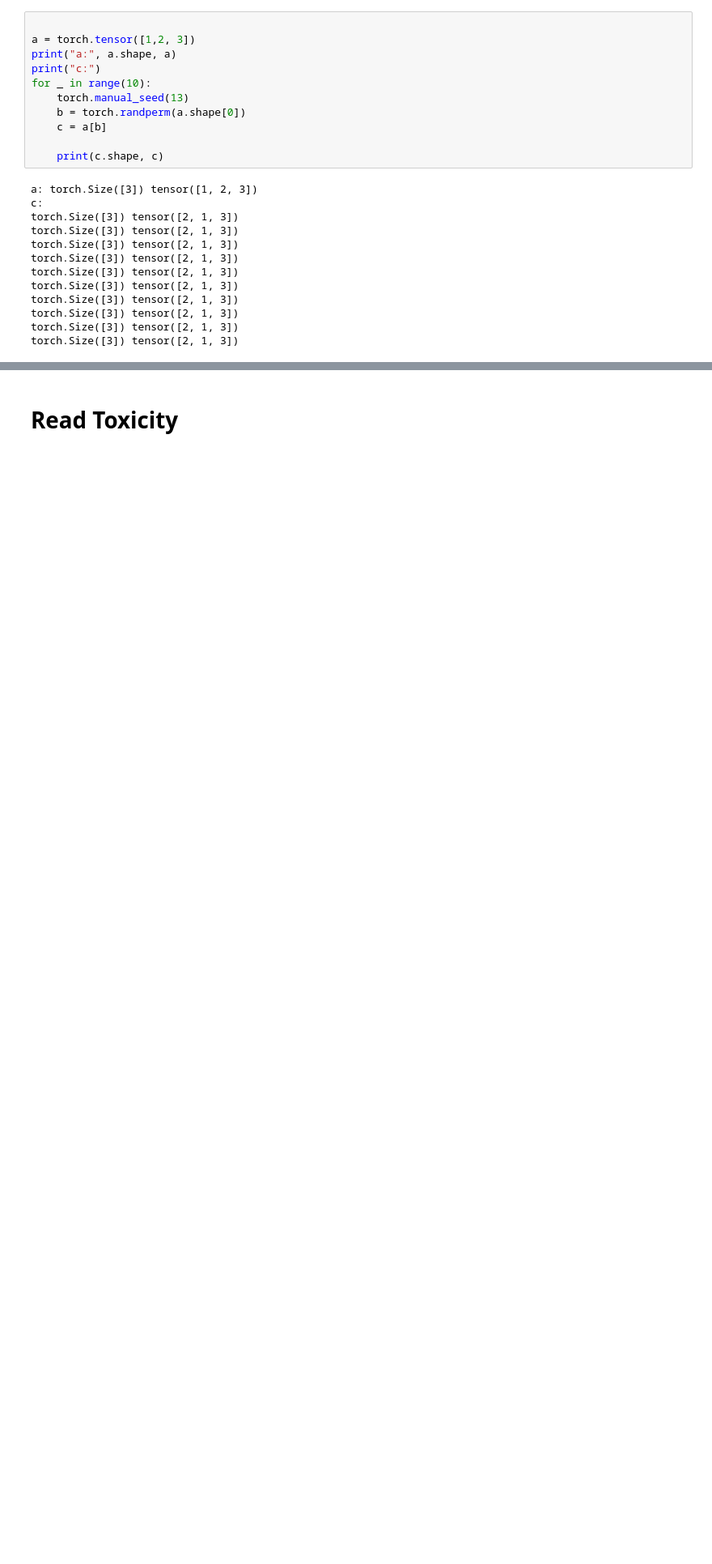
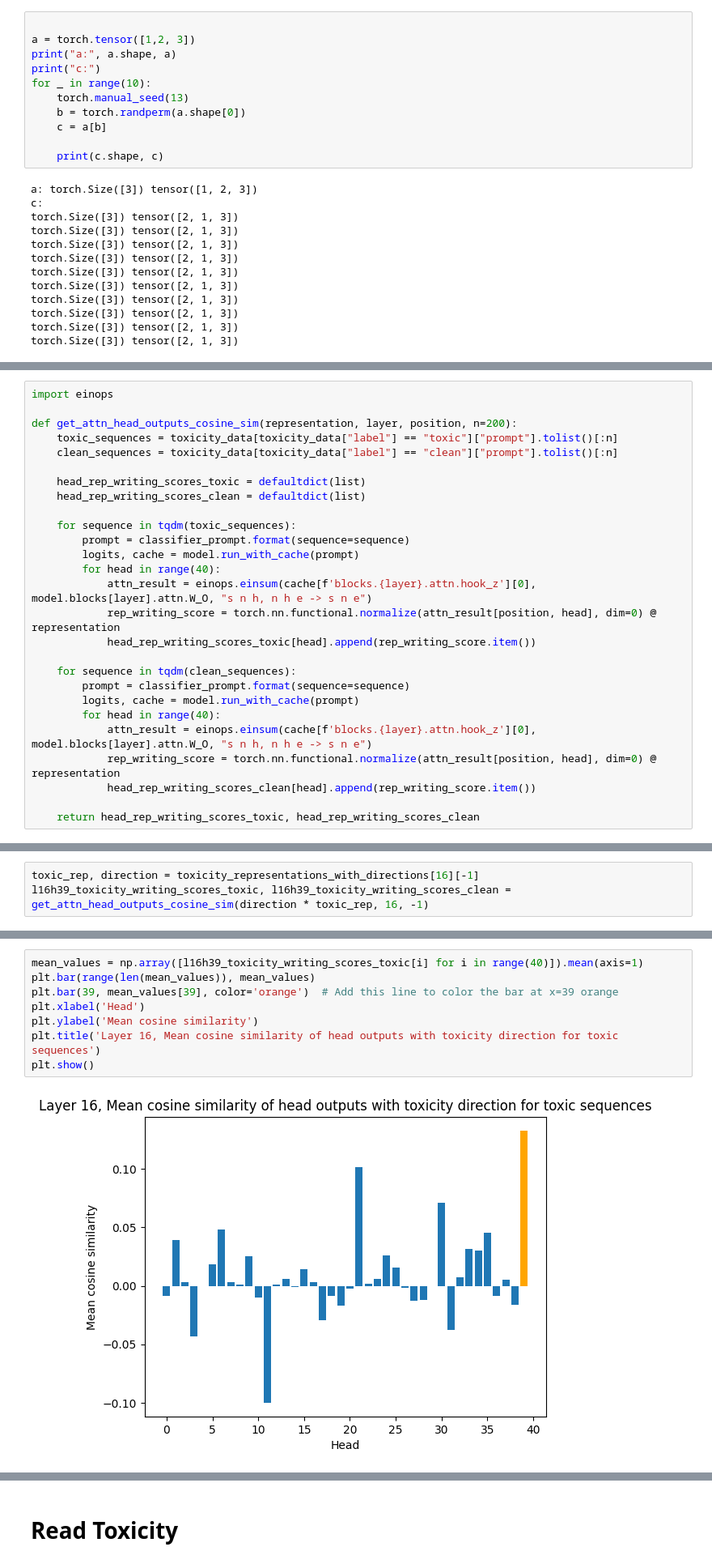
Before and after one commit to abhay-sheshadri/quirky_interp, a Jupyter notebook: evaluate_representation.ipynb, the cells around one changed output, grey strips where cells are left out. Shown at 81% size. Cells and saved outputs as stored; diff of their text form; blank space fills up the shorter version.

Commit message:
add more plots

```diff
--- a/evaluate_representation.ipynb
+++ b/evaluate_representation.ipynb
@@ -213,0 +216,27 @@ torch.Size([3]) tensor([2, 1, 3])
+# %%
+import einops
+
+def get_attn_head_outputs_cosine_sim(representation, layer, position, n=200):
+    toxic_sequences = toxicity_data[toxicity_data["label"] == "toxic"]["prompt"].tolist()[:n]
+    clean_sequences = toxicity_data[toxicity_data["label"] == "clean"]["prompt"].tolist()[:n]
+
+    head_rep_writing_scores_toxic = defaultdict(list)
+    head_rep_writing_scores_clean = defaultdict(list)
+
+    for sequence in tqdm(toxic_sequences):
+        prompt = classifier_prompt.format(sequence=sequence)
+        logits, cache = model.run_with_cache(prompt)
+        for head in range(40):
+            attn_result = einops.einsum(cache[f'blocks.{layer}.attn.hook_z'][0], model.blocks[layer].attn.W_O, "s n h, n h e -> s n e")
+            rep_writing_score = torch.nn.functional.normalize(attn_result[position, head], dim=0) @ representation
+            head_rep_writing_scores_toxic[head].append(rep_writing_score.item())
+
+    for sequence in tqdm(clean_sequences):
+        prompt = classifier_prompt.format(sequence=sequence)
+        logits, cache = model.run_with_cache(prompt)
+        for head in range(40):
+            attn_result = einops.einsum(cache[f'blocks.{layer}.attn.hook_z'][0], model.blocks[layer].attn.W_O, "s n h, n h e -> s n e")
+            rep_writing_score = torch.nn.functional.normalize(attn_result[position, head], dim=0) @ representation
+            head_rep_writing_scores_clean[head].append(rep_writing_score.item())
+
+    return head_rep_writing_scores_toxic, head_rep_writing_scores_clean
@@ -213,0 +245,3 @@ torch.Size([3]) tensor([2, 1, 3])
+# %%
+toxic_rep, direction = toxicity_representations_with_directions[16][-1]
+l16h39_toxicity_writing_scores_toxic, l16h39_toxicity_writing_scores_clean = get_attn_head_outputs_cosine_sim(direction * toxic_rep, 16, -1)
@@ -213,0 +252,10 @@ torch.Size([3]) tensor([2, 1, 3])
+# %%
+mean_values = np.array([l16h39_toxicity_writing_scores_toxic[i] for i in range(40)]).mean(axis=1)
+plt.bar(range(len(mean_values)), mean_values)
+plt.bar(39, mean_values[39], color='orange')  # Add this line to color the bar at x=39 orange
+plt.xlabel('Head')
+plt.ylabel('Mean cosine similarity')
+plt.title('Layer 16, Mean cosine similarity of head outputs with toxicity direction for toxic sequences')
+plt.show()
+# %% [output]
+[figure, added]
```
Also changed, not shown: parts of 20 cells of this notebook.
